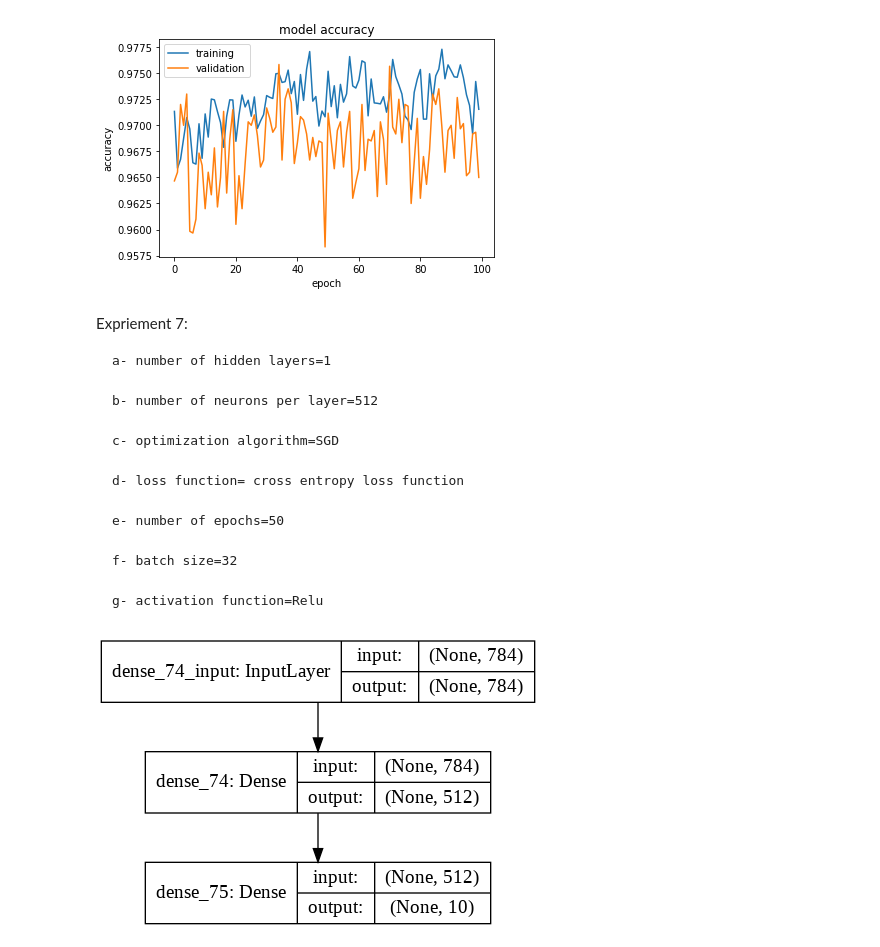
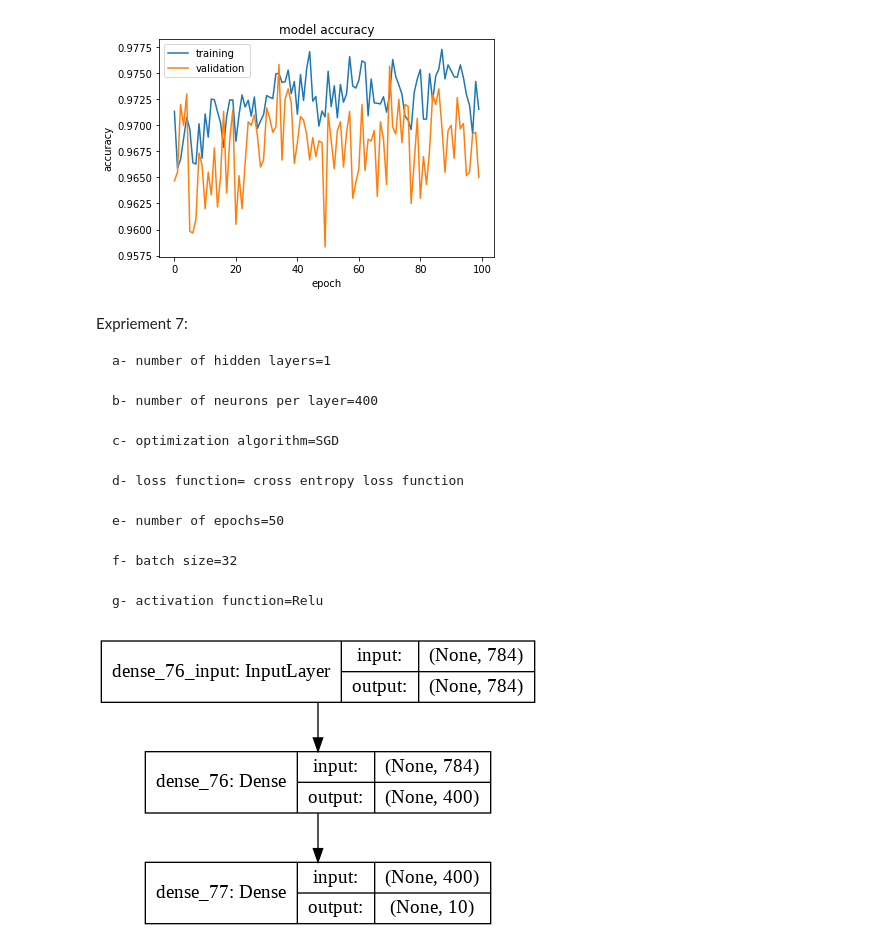
Before and after one commit to DeusExMachina1993/Deep-Computer-Vision, a Jupyter notebook: Project1.ipynb, the cells around one changed output. Drawn from its saved outputs; the diff is of its cells as text; code cells hidden in the pictures.

````diff
--- a/Project1.ipynb
+++ b/Project1.ipynb
@@ -555,7 +555,7 @@ a- number of hidden layers=1
 
 
 ```
-b- number of neurons per layer=512
+b- number of neurons per layer=400
 ```
 
 
@@ -595,10 +595,10 @@ def build_model(x):
   ])
   return model
 # %%
-model=build_model(512);
+model=build_model(400);
 plot_model(model, to_file='model_plot.png',expand_nested=True,show_shapes=True)
 # %% [output]
-[figure, old version]
+[figure, new version]
 # %%
 # train model
 model.compile(keras.optimizers.SGD(lr=0.01,momentum=0,decay=0,nesterov=False),loss='categorical_crossentropy', metrics=['accuracy'])
````
Also changed, not shown: parts of 17 cells of this notebook.
